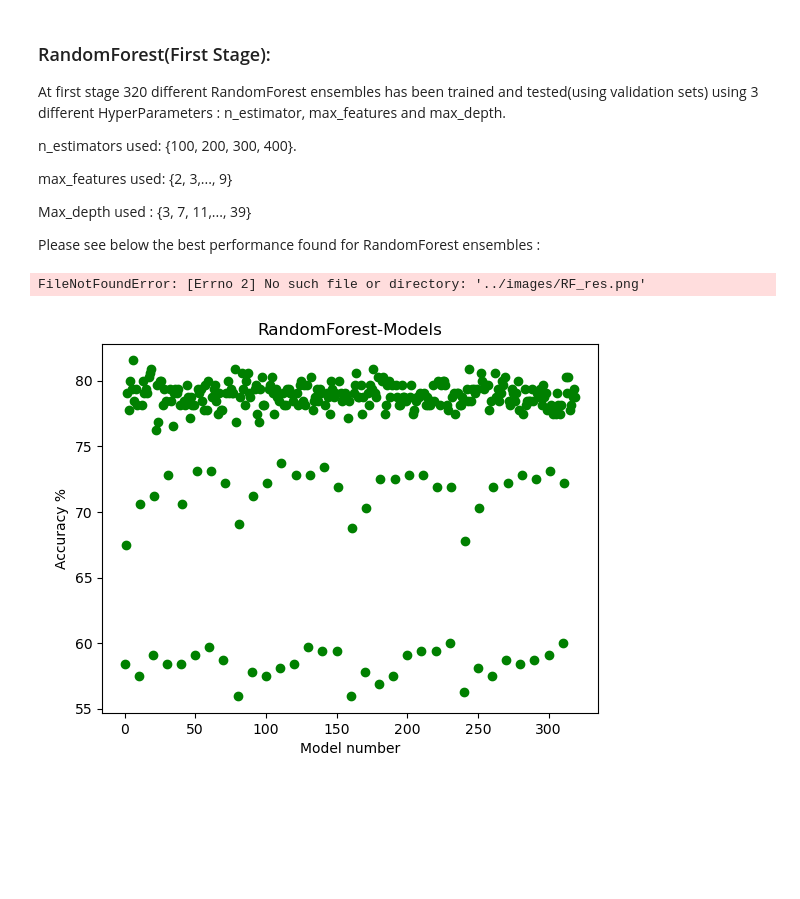
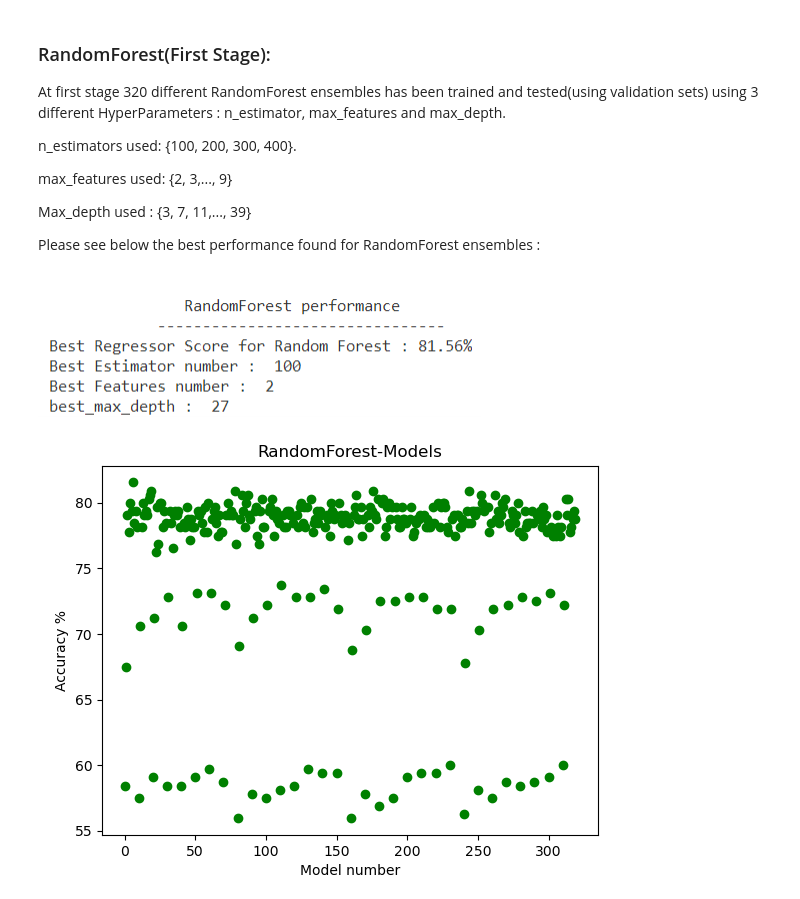
Before and after one commit to Farhad1353/Ensemble-Predicting_Products-Quality, a Jupyter notebook: __Main__.ipynb, the cells around one changed output. Cells and saved outputs as stored; diff of their text form; code cells hidden in the pictures; blank space fills up the shorter version.

```diff
--- a/__Main__.ipynb
+++ b/__Main__.ipynb
@@ -80,9 +160,9 @@ Max_depth used : {3, 7, 11,..., 39}
 Please see below the best performance found for RandomForest ensembles :
 # %%
 from IPython.display import Image
-Image(filename='../images/RF_res.png')
+Image(filename='./images/RF_res.png')
 # %% [output]
-FileNotFoundError: [Errno 2] No such file or directory: '../images/RF_res.png'
+[figure, added]
 # %%
 from IPython.display import Image
 Image(filename='./images/RF_PLOT.png')
```
Also changed, not shown: parts of 3 cells of this notebook, 1 other file.
